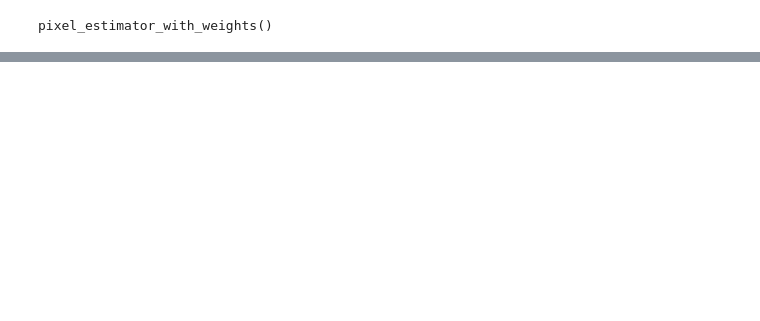
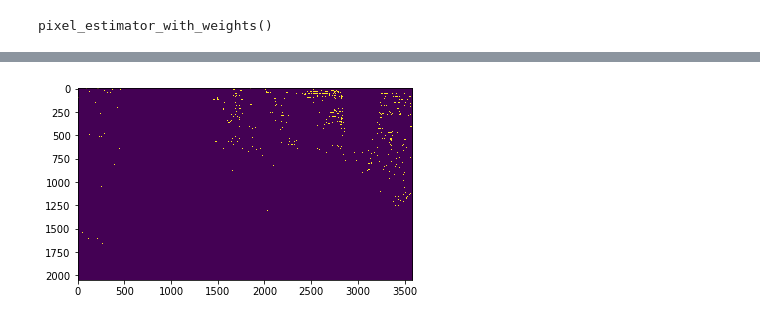
Before and after one commit to cianhwang/autofocus-stacking, a Jupyter notebook: autofocus-tf2torch.ipynb, the cells around one changed output, grey strips where cells are left out. Saved outputs shown, nothing was run; the diff lists cells and outputs as text; code cells hidden in the pictures; blank space fills up the shorter version.

```diff
--- a/autofocus-tf2torch.ipynb
+++ b/autofocus-tf2torch.ipynb
@@ -178,0 +186,5 @@ n_img = dis_map(img, 638, n_img, 4.771561646461487)
+# %%
+plt.imshow(in_focus_matrix4^in_focus_matrix3)
+plt.show()
+# %% [output]
+[figure, added]
```
Also changed, not shown: parts of 6 cells of this notebook.
